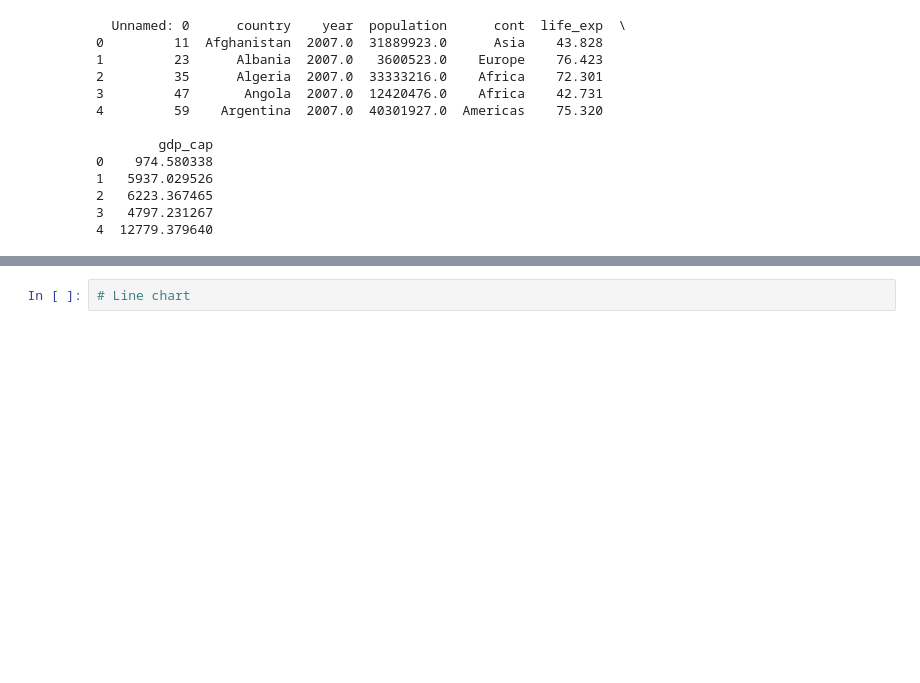
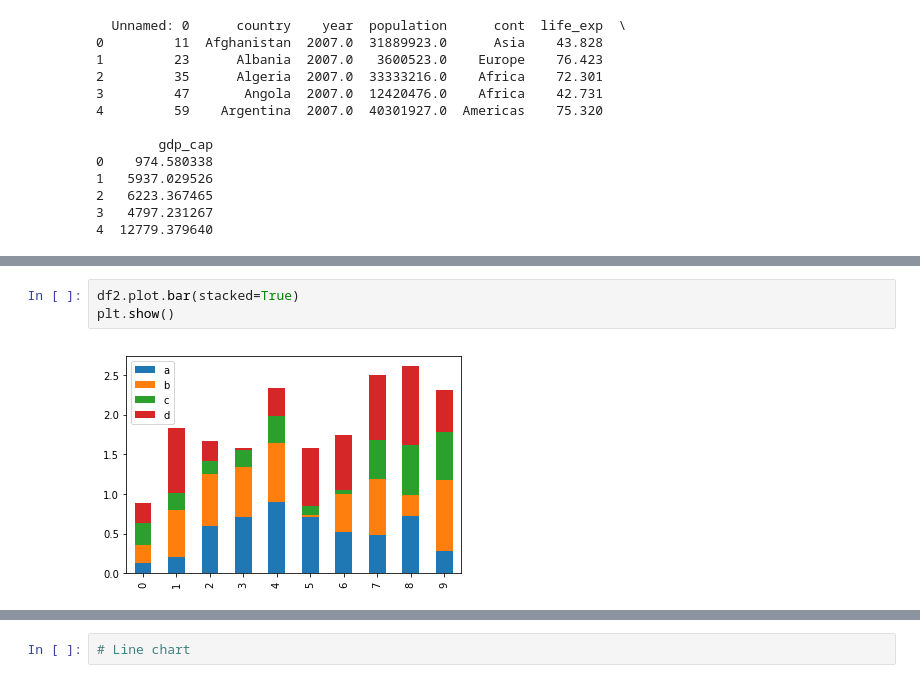
Before and after one commit to tmPolla/python, a Jupyter notebook: SketchBook/Matplotlib.ipynb, the cells around one changed output, grey strips where cells are left out. Drawn from its saved outputs; the diff is of its cells as text; blank space fills up the shorter version.

```diff
--- a/SketchBook/Matplotlib.ipynb
+++ b/SketchBook/Matplotlib.ipynb
@@ -26,0 +47,5 @@ pop = data_df["population"]
+# %%
+df2.plot.bar(stacked=True)
+plt.show()
+# %% [output]
+[figure, added]
```
Also changed, not shown: parts of 15 cells of this notebook.
